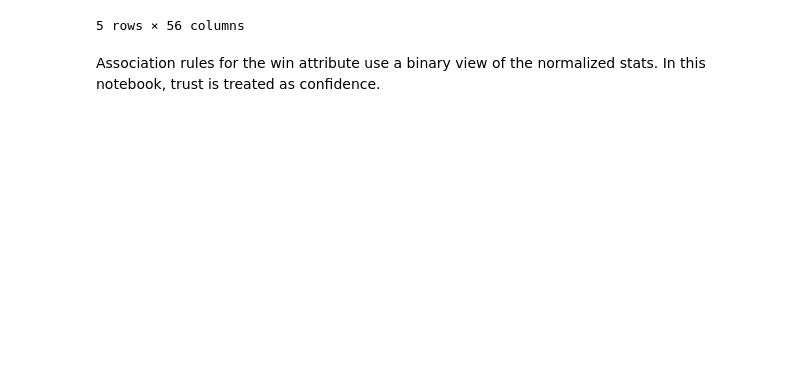
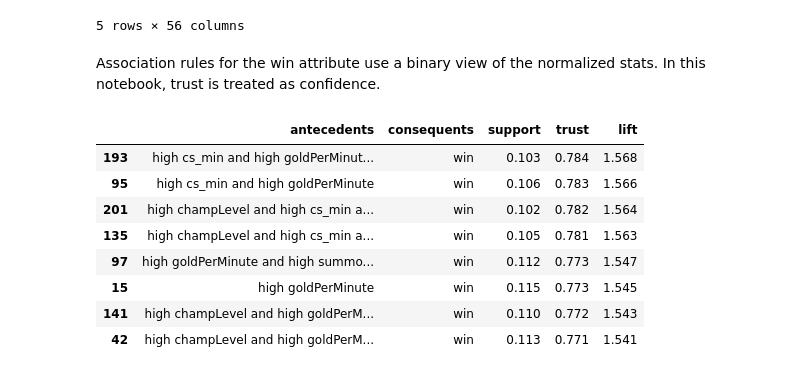
Before and after one commit to phantomvoyager4/OLA, a Jupyter notebook: src/ANALYSIS/data_exploration.ipynb, the cells around one changed output. Drawn from its saved outputs; the diff is of its cells as text; code cells hidden in the pictures; blank space fills up the shorter version.

```diff
--- a/src/ANALYSIS/data_exploration.ipynb
+++ b/src/ANALYSIS/data_exploration.ipynb
@@ -152,31 +153,42 @@ binary_stats_df['win'] = normalized_stats_df['win'].ge(0.5)
 
 frequent_itemsets = apriori(binary_stats_df, min_support=0.1, use_colnames=True)
 
 if frequent_itemsets.shape[0] < 1:
     win_rules = pd.DataFrame(columns=['antecedents', 'consequents', 'support', 'trust', 'lift'])
 else:
     rules = association_rules(frequent_itemsets, metric='confidence', min_threshold=0.6)
     win_rules = rules[rules['consequents'] == frozenset({'win'})].copy()
     win_rules['trust'] = win_rules['confidence']
     win_rules = win_rules.sort_values(['trust', 'support', 'lift'], ascending=False)
 
 def itemset_to_text(itemset):
     readable_items = []
     for item in sorted(itemset):
         if item == 'win':
             readable_items.append('win')
         elif item.startswith('high_'):
             readable_items.append(f'high {item[5:]}')
         else:
             readable_items.append(item)
     return ' and '.join(readable_items)
 
 win_rules_display = win_rules.assign(
     antecedents=win_rules['antecedents'].map(itemset_to_text),
     consequents=win_rules['consequents'].map(itemset_to_text),
     support=win_rules['support'].round(3),
     trust=win_rules['trust'].round(3),
     lift=win_rules['lift'].round(3),
 )
 
-win_rules_display[['antecedents', 'consequents', 'support', 'trust', 'lift']].to_excel('rules.xlsx')
+win_rules_display[['antecedents', 'consequents', 'support', 'trust', 'lift']]
+# win_rules_display[['antecedents', 'consequents', 'support', 'trust', 'lift']].to_excel('rules.xlsx')
+# %% [output]
+|  | antecedents | consequents | support | trust | lift |
+| 193 | high cs_min and high goldPerMinut... | win | 0.103 | 0.784 | 1.568 |
+| 95 | high cs_min and high goldPerMinute | win | 0.106 | 0.783 | 1.566 |
+| 201 | high champLevel and high cs_min a... | win | 0.102 | 0.782 | 1.564 |
+| 135 | high champLevel and high cs_min a... | win | 0.105 | 0.781 | 1.563 |
+| 97 | high goldPerMinute and high summo... | win | 0.112 | 0.773 | 1.547 |
+| 15 | high goldPerMinute | win | 0.115 | 0.773 | 1.545 |
+| 141 | high champLevel and high goldPerM... | win | 0.110 | 0.772 | 1.543 |
+| 42 | high champLevel and high goldPerM... | win | 0.113 | 0.771 | 1.541 |
```
Also changed, not shown: parts of 1 cell of this notebook, 6 other files.
